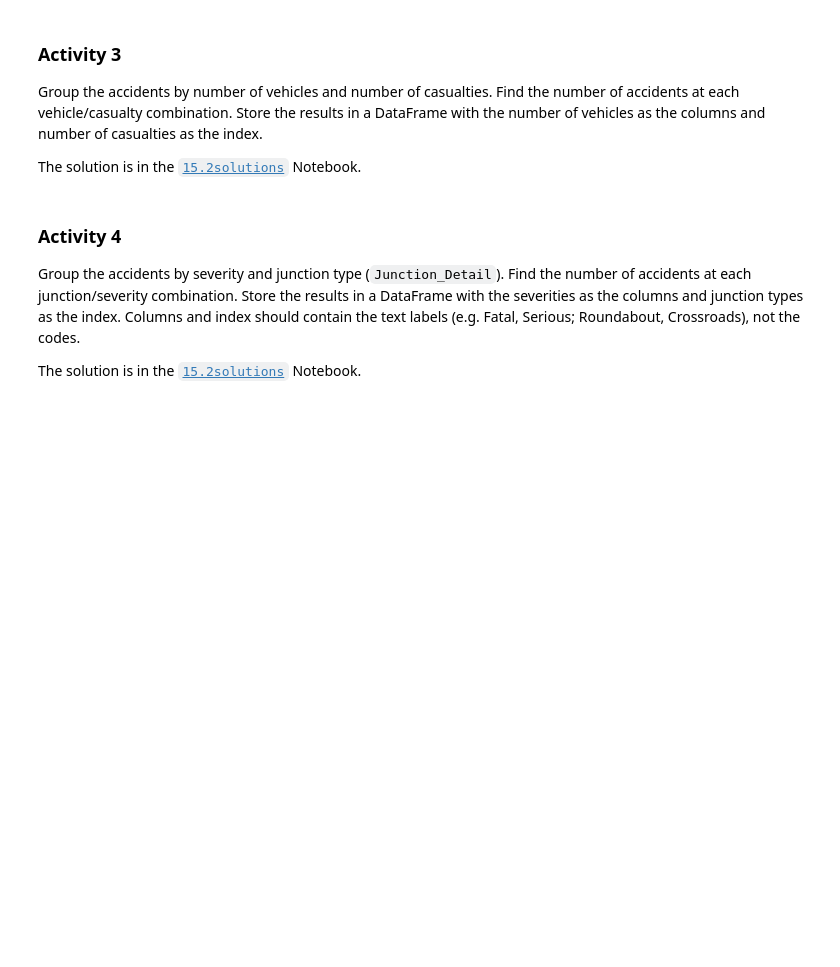
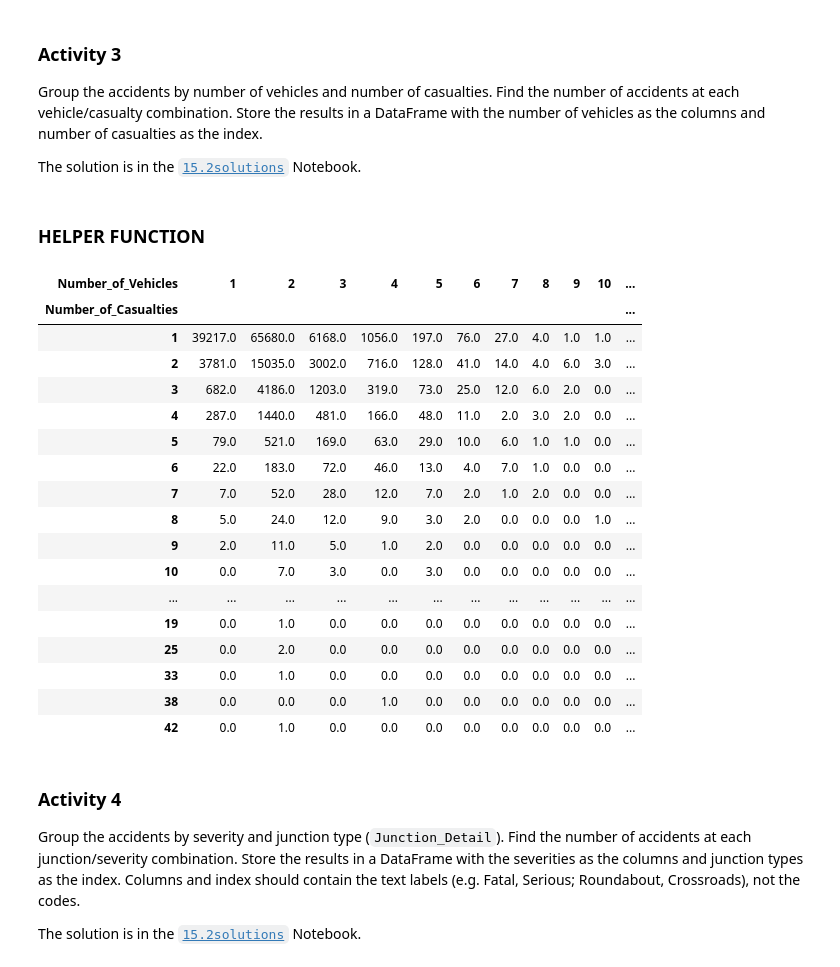
Before and after one commit to snowkuma/tm351-notebooks, a Jupyter notebook: p15/15.2 Aggregation pipeline.ipynb, the cells around one changed output. Cells and saved outputs as stored; diff of their text form; code cells hidden in the pictures; blank space fills up the shorter version.

```diff
--- a/p15/15.2 Aggregation pipeline.ipynb
+++ b/p15/15.2 Aggregation pipeline.ipynb
@@ -84,3 +158,66 @@ The solution is in the [`15.2solutions`](15.2solutions.ipynb) Notebook.
+# %% [markdown]
+### HELPER FUNCTION
+# %%
+def results_to_table(results, index_name, column_name, results_name,
+                    fillna=None,
+                    relabel_index=False, relabel_columns=False,
+                    index_label=None, column_label=None):
+    # Move items in dicts-of-dicts to the top level
+    def flatten(d):
+        new_d = {}
+        for k in d:
+            if isinstance(d[k], dict):
+                new_d.update(flatten(d[k]))
+            else:
+                new_d[k] = d[k]
+        return new_d
+
+    df = pd.DataFrame([flatten(r) for r in results])
+    df = df.pivot(index=index_name, columns=column_name, values=results_name)
+
+    # optionally fiddle with names and labels to make the DataFrame pretty.
+    if not fillna is None:
+        df.fillna(fillna, inplace=True)
+    if relabel_columns:
+        df.columns = [label_of[column_name, c] for c in df.columns]
+    if relabel_index:
+        df.index = [label_of[index_name, r] for r in df.index]
+    if column_label:
+        df.columns.name = column_label
+    else:
+        df.columns.name = column_name
+    if index_label:
+        df.index.name = index_label
+    else:
+        df.index.name = index_name
+
+    return df
+# %%
+pipeline = [{'$group': {'_id': {'Number_of_Casualties': '$Number_of_Casualties',
+                                'Number_of_Vehicles': '$Number_of_Vehicles'},
+                       'num_accidents': {'$sum': 1}}}]
+results = list(accidents.aggregate(pipeline))
+
+results_to_table(results, 'Number_of_Casualties', 'Number_of_Vehicles', 'num_accidents', fillna=0)
+# %% [output]
+| Number_of_Vehicles | 1 | 2 | 3 | 4 | 5 | 6 | 7 | 8 | 9 | 10 | ... |
+| Number_of_Casualties |  |  |  |  |  |  |  |  |  |  | ... |
+| 1 | 39217.0 | 65680.0 | 6168.0 | 1056.0 | 197.0 | 76.0 | 27.0 | 4.0 | 1.0 | 1.0 | ... |
+| 2 | 3781.0 | 15035.0 | 3002.0 | 716.0 | 128.0 | 41.0 | 14.0 | 4.0 | 6.0 | 3.0 | ... |
+| 3 | 682.0 | 4186.0 | 1203.0 | 319.0 | 73.0 | 25.0 | 12.0 | 6.0 | 2.0 | 0.0 | ... |
+| 4 | 287.0 | 1440.0 | 481.0 | 166.0 | 48.0 | 11.0 | 2.0 | 3.0 | 2.0 | 0.0 | ... |
+| 5 | 79.0 | 521.0 | 169.0 | 63.0 | 29.0 | 10.0 | 6.0 | 1.0 | 1.0 | 0.0 | ... |
+| 6 | 22.0 | 183.0 | 72.0 | 46.0 | 13.0 | 4.0 | 7.0 | 1.0 | 0.0 | 0.0 | ... |
+| 7 | 7.0 | 52.0 | 28.0 | 12.0 | 7.0 | 2.0 | 1.0 | 2.0 | 0.0 | 0.0 | ... |
+| 8 | 5.0 | 24.0 | 12.0 | 9.0 | 3.0 | 2.0 | 0.0 | 0.0 | 0.0 | 1.0 | ... |
+| 9 | 2.0 | 11.0 | 5.0 | 1.0 | 2.0 | 0.0 | 0.0 | 0.0 | 0.0 | 0.0 | ... |
+| 10 | 0.0 | 7.0 | 3.0 | 0.0 | 3.0 | 0.0 | 0.0 | 0.0 | 0.0 | 0.0 | ... |
+| ... | ... | ... | ... | ... | ... | ... | ... | ... | ... | ... | ... |
+| 19 | 0.0 | 1.0 | 0.0 | 0.0 | 0.0 | 0.0 | 0.0 | 0.0 | 0.0 | 0.0 | ... |
+| 25 | 0.0 | 2.0 | 0.0 | 0.0 | 0.0 | 0.0 | 0.0 | 0.0 | 0.0 | 0.0 | ... |
+| 33 | 0.0 | 1.0 | 0.0 | 0.0 | 0.0 | 0.0 | 0.0 | 0.0 | 0.0 | 0.0 | ... |
+| 38 | 0.0 | 0.0 | 0.0 | 1.0 | 0.0 | 0.0 | 0.0 | 0.0 | 0.0 | 0.0 | ... |
+| 42 | 0.0 | 1.0 | 0.0 | 0.0 | 0.0 | 0.0 | 0.0 | 0.0 | 0.0 | 0.0 | ... |
 # %% [markdown]
 ### Activity 4
 Group the accidents by severity and junction type (`Junction_Detail`). Find the number of accidents at each junction/severity combination. Store the results in a DataFrame with the severities as the columns and junction types as the index. Columns and index should contain the text labels (e.g. Fatal, Serious; Roundabout, Crossroads), not the codes.
```
Also changed, not shown: parts of 10 cells of this notebook, 1 other file.
